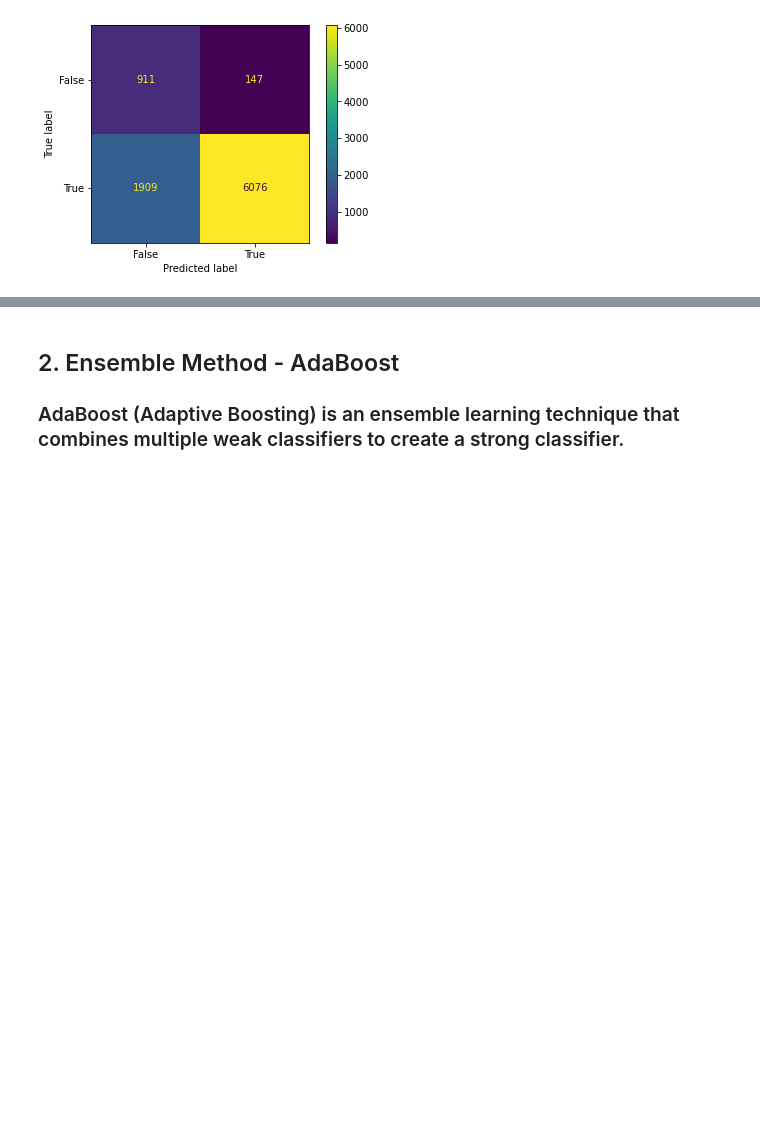
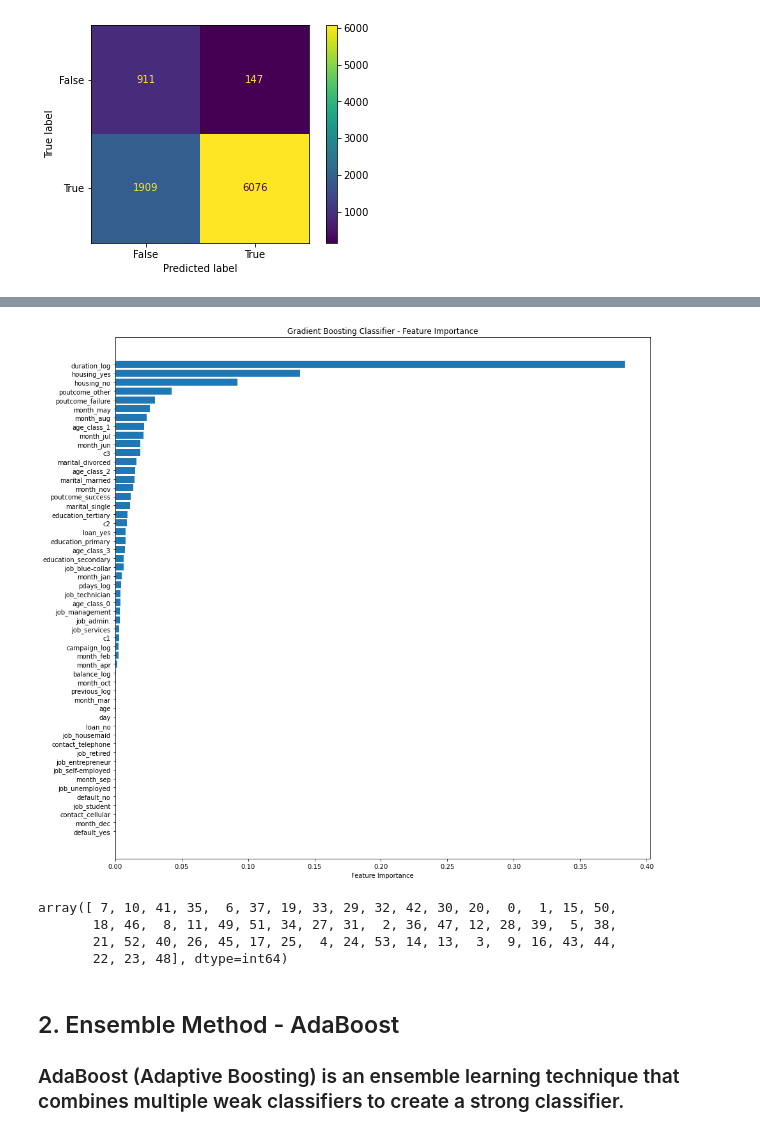
Before and after one commit to SamXu1018/DSA5101-Project, a Jupyter notebook: Ensemble_Method_model_v3.ipynb, the cells around one changed output, grey strips where cells are left out. Saved outputs shown, nothing was run; the diff lists cells and outputs as text; code cells hidden in the pictures; blank space fills up the shorter version.

```diff
--- a/Ensemble_Method_model_v3.ipynb
+++ b/Ensemble_Method_model_v3.ipynb
@@ -149,3 +147,26 @@ weighted avg       0.90      0.77      0.81      9043
+# %%
+feature_importance = best_model.feature_importances_
+# %%
+## Visualizaing Feature importance
+feature_names = x_train.columns
+sorted_idx = np.argsort(feature_importance)
+sorted_feature_importance = feature_importance[sorted_idx]
+sorted_feature_names = feature_names[sorted_idx]
+
+# Create a bar plot
+plt.figure(figsize=(15, 15))
+plt.barh(range(len(sorted_feature_importance)), sorted_feature_importance, align="center")
+plt.yticks(range(len(sorted_feature_importance)), sorted_feature_names)
+plt.xlabel("Feature Importance")
+plt.title("Gradient Boosting Classifier - Feature Importance")
+plt.show()
+sorted_idx
+# %% [output]
+[figure, added]
+array([ 7, 10, 41, 35,  6, 37, 19, 33, 29, 32, 42, 30, 20,  0,  1, 15, 50,
+       18, 46,  8, 11, 49, 51, 34, 27, 31,  2, 36, 47, 12, 28, 39,  5, 38,
+       21, 52, 40, 26, 45, 17, 25,  4, 24, 53, 14, 13,  3,  9, 16, 43, 44,
+       22, 23, 48], dtype=int64)
 # %% [markdown]
 ## 2. Ensemble Method - AdaBoost
 ### AdaBoost (Adaptive Boosting) is an ensemble learning technique that combines multiple weak classifiers to create a strong classifier.
```
Also changed, not shown: parts of 2 cells of this notebook.
